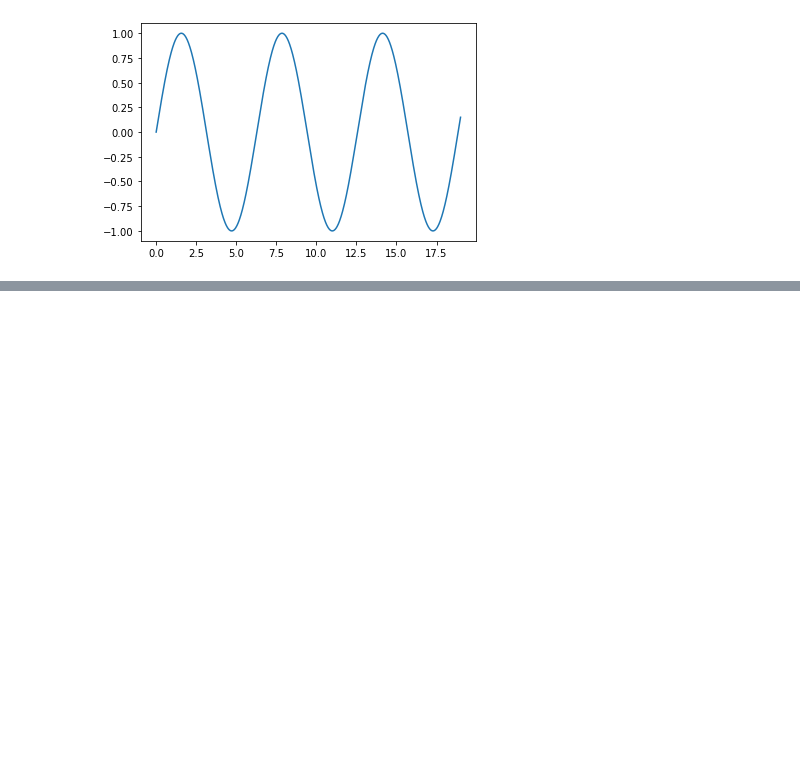
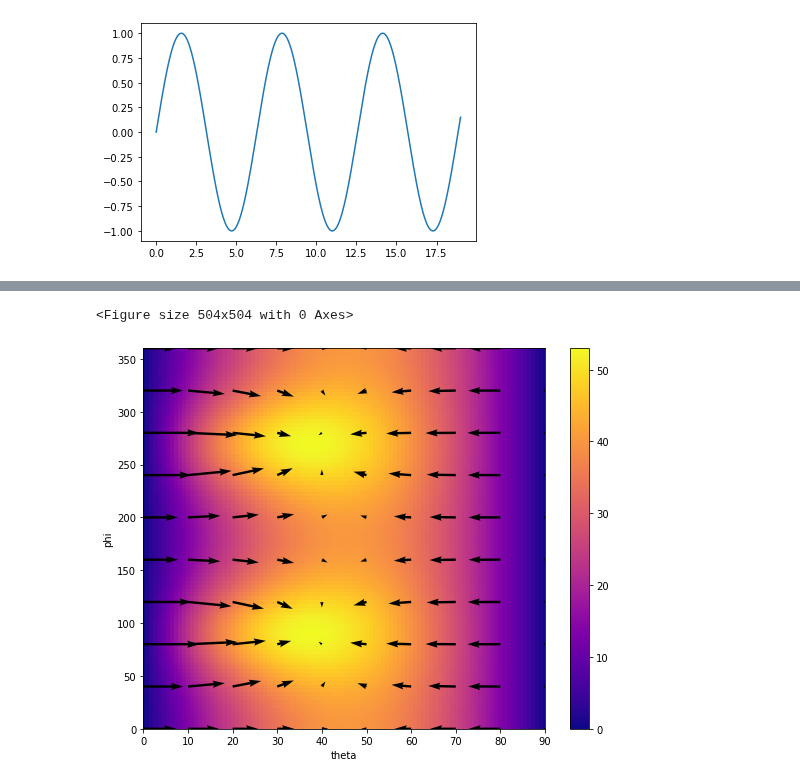
Before and after one commit to Sakurajima-sight/Mathematics-for-programmers-Python, a Jupyter notebook: Chapter 12/Untitled.ipynb, the cells around one changed output, grey strips where cells are left out. Cells and saved outputs as stored; diff of their text form; code cells hidden in the pictures; blank space fills up the shorter version.

```diff
--- a/Chapter 12/Untitled.ipynb
+++ b/Chapter 12/Untitled.ipynb
@@ -319,0 +354,41 @@ def trajectory3d(theta,phi,speed=20,height=0,dt=0.01,g=-9.81,elevation=flat_grou
+# %%
+def approx_derivative(f,x,dx=1e-6):
+    return secant_slope(f,x-dx,x+dx)
+# %%
+def approx_gradient(f,x0,y0,dx=1e-6):
+    partial_x=approx_derivative(lambda x:f(x,y0),x0,dx=dx)
+    partial_y=approx_derivative(lambda y:f(x0,y),y0,dx=dx)
+    return (partial_x,partial_y)
+# %%
+def landing_distance_gradient(theta,phi):
+    return approx_gradient(landing_distance,theta,phi)
+# %%
+from vectors import to_polar, to_cartesian
+
+def draw_arrow(tip,tail,color='k'):
+    tip_length = (plt.xlim()[1] - plt.xlim()[0]) / 20.
+    length = sqrt((tip[1]-tail[1])**2 + (tip[0]-tail[0])**2)
+    new_length = length - tip_length
+    new_y = (tip[1] - tail[1]) * (new_length / length)
+    new_x = (tip[0] - tail[0]) * (new_length / length)
+    plt.gca().arrow(tail[0], tail[1], new_x, new_y,
+    head_width=tip_length/1.5,
+    head_length=tip_length/2,
+    fc=color, ec=color)
+
+def plot_vector_field(f,xmin,xmax,ymin,ymax,xsteps=10,ysteps=10,color='k'):
+
+    X,Y = np.meshgrid(np.linspace(xmin,xmax, xsteps),np.linspace(ymin,ymax, ysteps))
+    U = np.vectorize(lambda x,y : f(x,y)[0])(X,Y)
+    V = np.vectorize(lambda x,y : f(x,y)[1])(X,Y)
+    plt.quiver(X, Y, U, V,color=color)
+    fig = plt.gcf()
+# %%
+scalar_field_heatmap(landing_distance,0,90,0,360)
+plot_vector_field(landing_distance_gradient,0,90,0,360,xsteps=10,ysteps=10,color='k')
+plt.xlabel('theta')
+plt.ylabel('phi')
+plt.gcf().set_size_inches(9,7)
+# %% [output]
+<Figure size 504x504 with 0 Axes>
+[figure, added]
```
Also changed, not shown: parts of 32 cells of this notebook.
